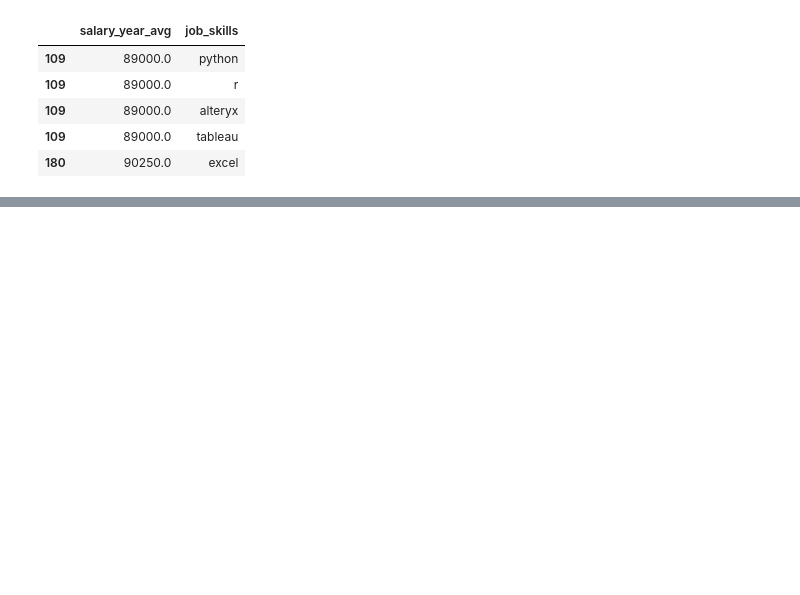
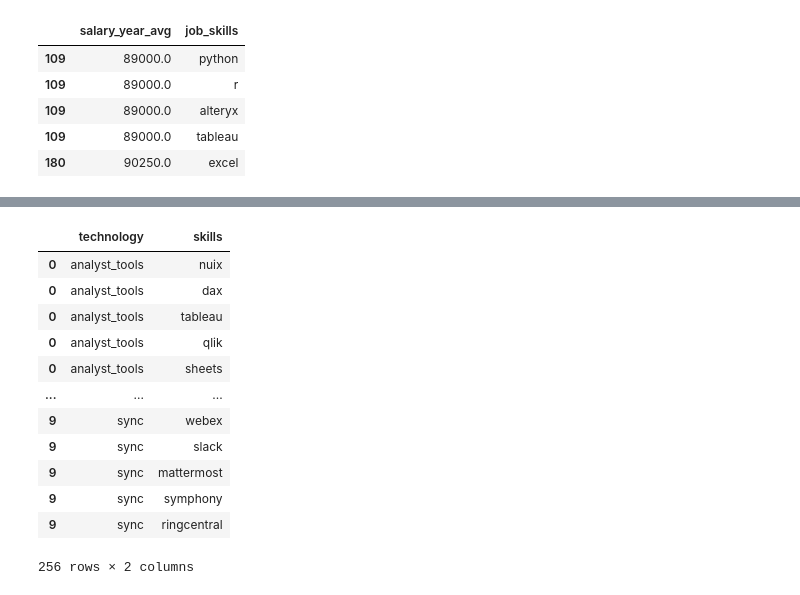
Before and after one commit to sajed-abir/Data-Project, a Jupyter notebook: Project/5_Optimal_skills.ipynb, the cells around one changed output, grey strips where cells are left out. Saved outputs shown, nothing was run; the diff lists cells and outputs as text; code cells hidden in the pictures; blank space fills up the shorter version.

```diff
--- a/Project/5_Optimal_skills.ipynb
+++ b/Project/5_Optimal_skills.ipynb
@@ -27,0 +80,19 @@ df_DA_us_exploded[['salary_year_avg','job_skills' ]].head()
+# %%
+df_technology = df['job_type_skills'].copy()
+df_technology = df_technology.drop_duplicates()
+df_technology = df_technology.dropna()
+
+technology_dict = {}
+
+for row in df_technology:
+    row_dict = ast.literal_eval(row)
+    for key, value in row_dict.items():
+        if key in technology_dict:
+            technology_dict[key] += value
+        else:
+            technology_dict[key] = value
+
+for key, value in technology_dict.items():
+    technology_dict[key] = list(set(value))
+
+technology_dict
@@ -27,0 +117,20 @@ df_DA_us_exploded[['salary_year_avg','job_skills' ]].head()
+# %%
+df_technology = pd.DataFrame(list(technology_dict.items()), columns=['technology', 'skills'])
+
+df_technology = df_technology.explode('skills')
+
+df_technology
+# %% [output]
+|  | technology | skills |
+| 0 | analyst_tools | nuix |
+| 0 | analyst_tools | dax |
+| 0 | analyst_tools | tableau |
+| 0 | analyst_tools | qlik |
+| 0 | analyst_tools | sheets |
+| ... | ... | ... |
+| 9 | sync | webex |
+| 9 | sync | slack |
+| 9 | sync | mattermost |
+| 9 | sync | symphony |
+| 9 | sync | ringcentral |
+256 rows × 2 columns
```
Also changed, not shown: parts of 5 cells of this notebook, 2 other files.
